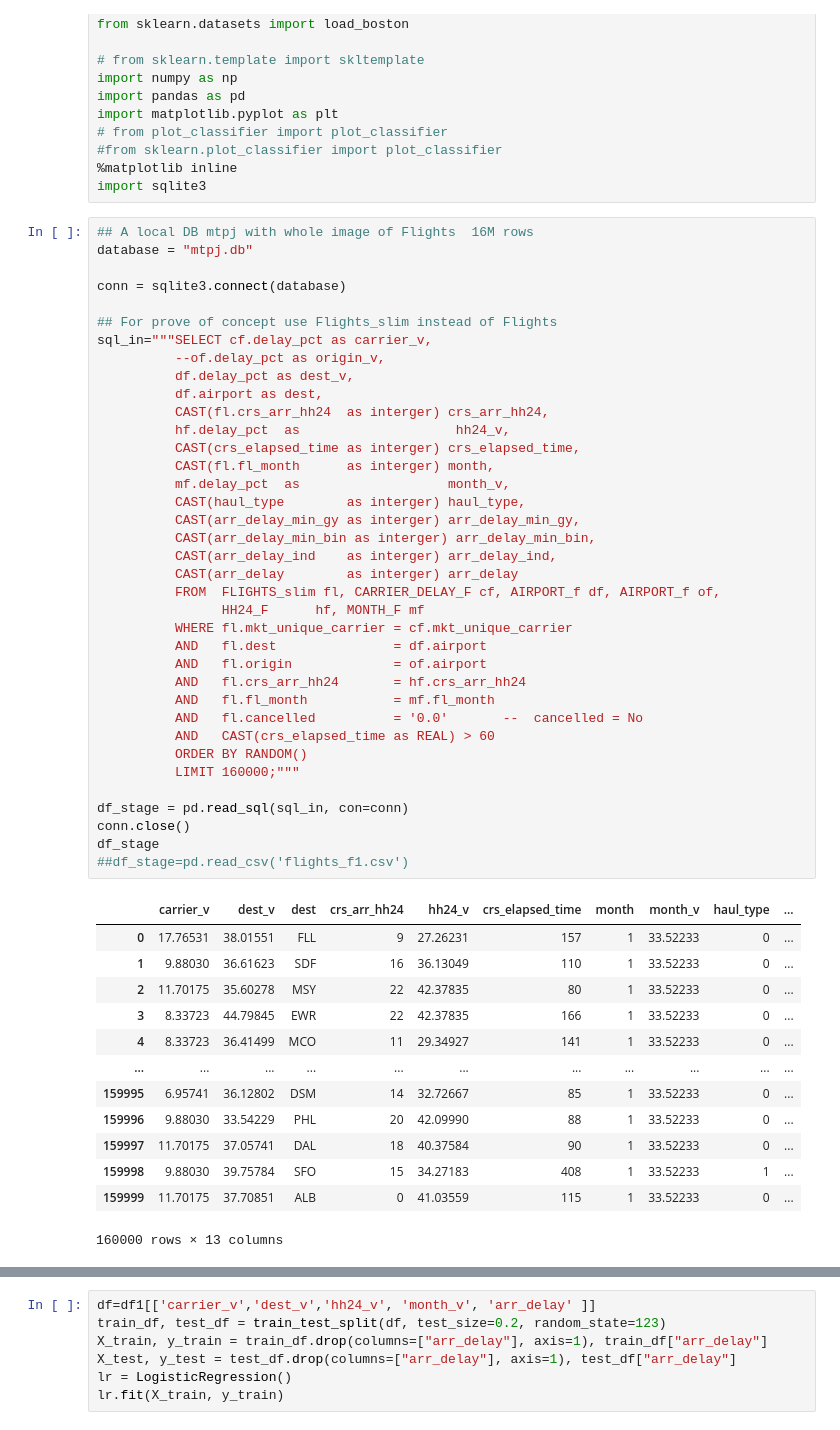
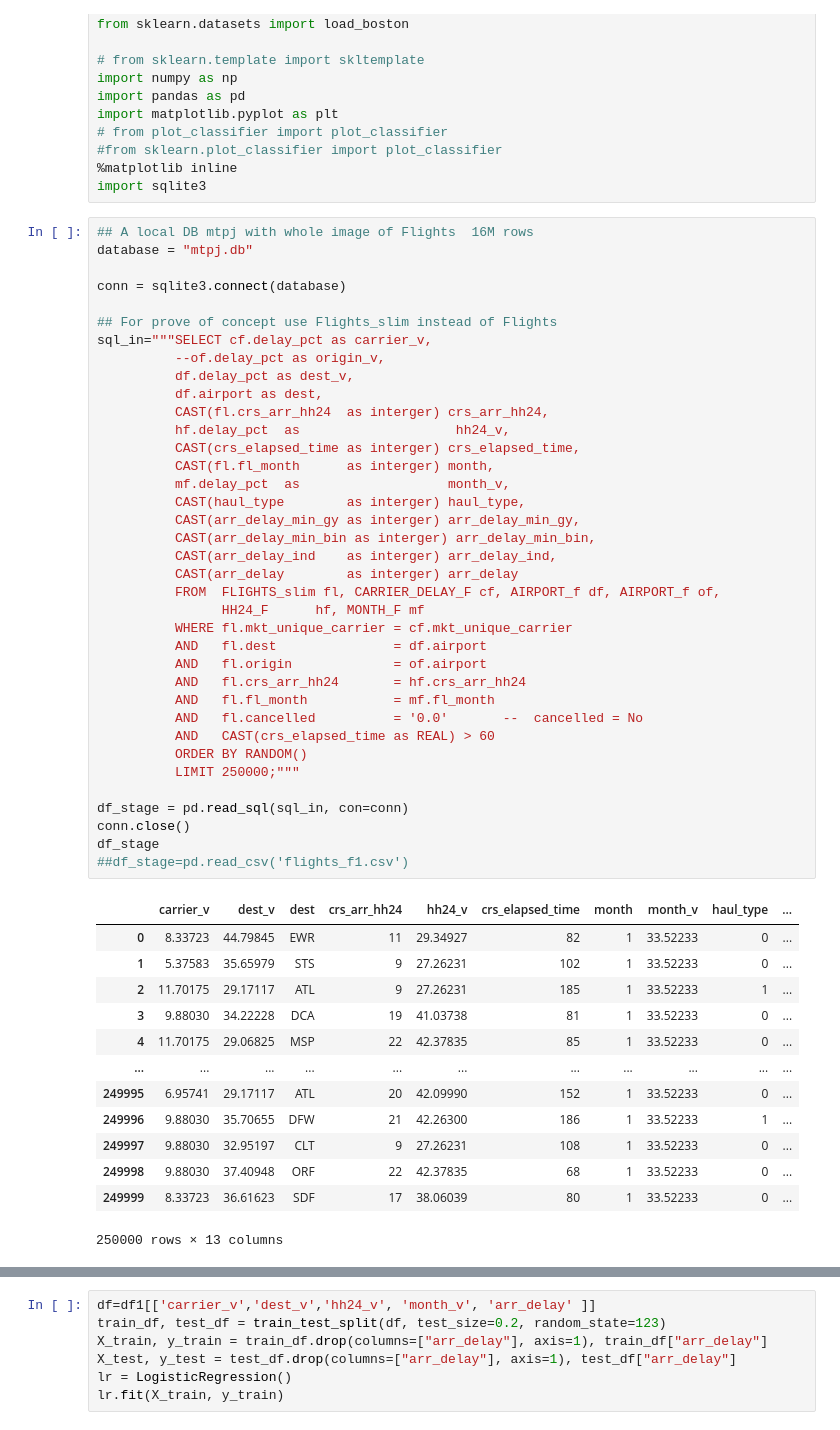
Before and after one commit to coffeature/flight_project, a Jupyter notebook: mtpj_train_predict.ipynb, the cells around one changed output, grey strips where cells are left out. Saved outputs shown, nothing was run; the diff lists cells and outputs as text.

```diff
--- a/mtpj_train_predict.ipynb
+++ b/mtpj_train_predict.ipynb
@@ -23,46 +23,46 @@ sql_in="""SELECT cf.delay_pct as carrier_v,
           --of.delay_pct as origin_v,
           df.delay_pct as dest_v,
           df.airport as dest,
           CAST(fl.crs_arr_hh24  as interger) crs_arr_hh24,
           hf.delay_pct  as                    hh24_v,
           CAST(crs_elapsed_time as interger) crs_elapsed_time,
           CAST(fl.fl_month      as interger) month,
           mf.delay_pct  as                   month_v,
           CAST(haul_type        as interger) haul_type,
           CAST(arr_delay_min_gy as interger) arr_delay_min_gy,
           CAST(arr_delay_min_bin as interger) arr_delay_min_bin,
           CAST(arr_delay_ind    as interger) arr_delay_ind,
           CAST(arr_delay        as interger) arr_delay
           FROM  FLIGHTS_slim fl, CARRIER_DELAY_F cf, AIRPORT_f df, AIRPORT_f of,
                 HH24_F      hf, MONTH_F mf
           WHERE fl.mkt_unique_carrier = cf.mkt_unique_carrier
           AND   fl.dest               = df.airport
           AND   fl.origin             = of.airport
           AND   fl.crs_arr_hh24       = hf.crs_arr_hh24
           AND   fl.fl_month           = mf.fl_month
           AND   fl.cancelled          = '0.0'       --  cancelled = No
           AND   CAST(crs_elapsed_time as REAL) > 60
           ORDER BY RANDOM()
-          LIMIT 160000;"""
+          LIMIT 250000;"""
 
 df_stage = pd.read_sql(sql_in, con=conn)
 conn.close()
 df_stage
 ##df_stage=pd.read_csv('flights_f1.csv')
 # %% [output]
 |  | carrier_v | dest_v | dest | crs_arr_hh24 | hh24_v | crs_elapsed_time | month | month_v | haul_type | ... |
-| 0 | 17.76531 | 38.01551 | FLL | 9 | 27.26231 | 157 | 1 | 33.52233 | 0 | ... |
-| 1 | 9.88030 | 36.61623 | SDF | 16 | 36.13049 | 110 | 1 | 33.52233 | 0 | ... |
-| 2 | 11.70175 | 35.60278 | MSY | 22 | 42.37835 | 80 | 1 | 33.52233 | 0 | ... |
-| 3 | 8.33723 | 44.79845 | EWR | 22 | 42.37835 | 166 | 1 | 33.52233 | 0 | ... |
-| 4 | 8.33723 | 36.41499 | MCO | 11 | 29.34927 | 141 | 1 | 33.52233 | 0 | ... |
+| 0 | 8.33723 | 44.79845 | EWR | 11 | 29.34927 | 82 | 1 | 33.52233 | 0 | ... |
+| 1 | 5.37583 | 35.65979 | STS | 9 | 27.26231 | 102 | 1 | 33.52233 | 0 | ... |
+| 2 | 11.70175 | 29.17117 | ATL | 9 | 27.26231 | 185 | 1 | 33.52233 | 1 | ... |
+| 3 | 9.88030 | 34.22228 | DCA | 19 | 41.03738 | 81 | 1 | 33.52233 | 0 | ... |
+| 4 | 11.70175 | 29.06825 | MSP | 22 | 42.37835 | 85 | 1 | 33.52233 | 0 | ... |
 | ... | ... | ... | ... | ... | ... | ... | ... | ... | ... | ... |
-| 159995 | 6.95741 | 36.12802 | DSM | 14 | 32.72667 | 85 | 1 | 33.52233 | 0 | ... |
-| 159996 | 9.88030 | 33.54229 | PHL | 20 | 42.09990 | 88 | 1 | 33.52233 | 0 | ... |
-| 159997 | 11.70175 | 37.05741 | DAL | 18 | 40.37584 | 90 | 1 | 33.52233 | 0 | ... |
-| 159998 | 9.88030 | 39.75784 | SFO | 15 | 34.27183 | 408 | 1 | 33.52233 | 1 | ... |
-| 159999 | 11.70175 | 37.70851 | ALB | 0 | 41.03559 | 115 | 1 | 33.52233 | 0 | ... |
+| 249995 | 6.95741 | 29.17117 | ATL | 20 | 42.09990 | 152 | 1 | 33.52233 | 0 | ... |
+| 249996 | 9.88030 | 35.70655 | DFW | 21 | 42.26300 | 186 | 1 | 33.52233 | 1 | ... |
+| 249997 | 9.88030 | 32.95197 | CLT | 9 | 27.26231 | 108 | 1 | 33.52233 | 0 | ... |
+| 249998 | 9.88030 | 37.40948 | ORF | 22 | 42.37835 | 68 | 1 | 33.52233 | 0 | ... |
+| 249999 | 8.33723 | 36.61623 | SDF | 17 | 38.06039 | 80 | 1 | 33.52233 | 0 | ... |
-160000 rows × 13 columns
+250000 rows × 13 columns
 # %%
 #df=df_stage.dropna()
 ### or
```
Also changed, not shown: parts of 12 cells of this notebook.
